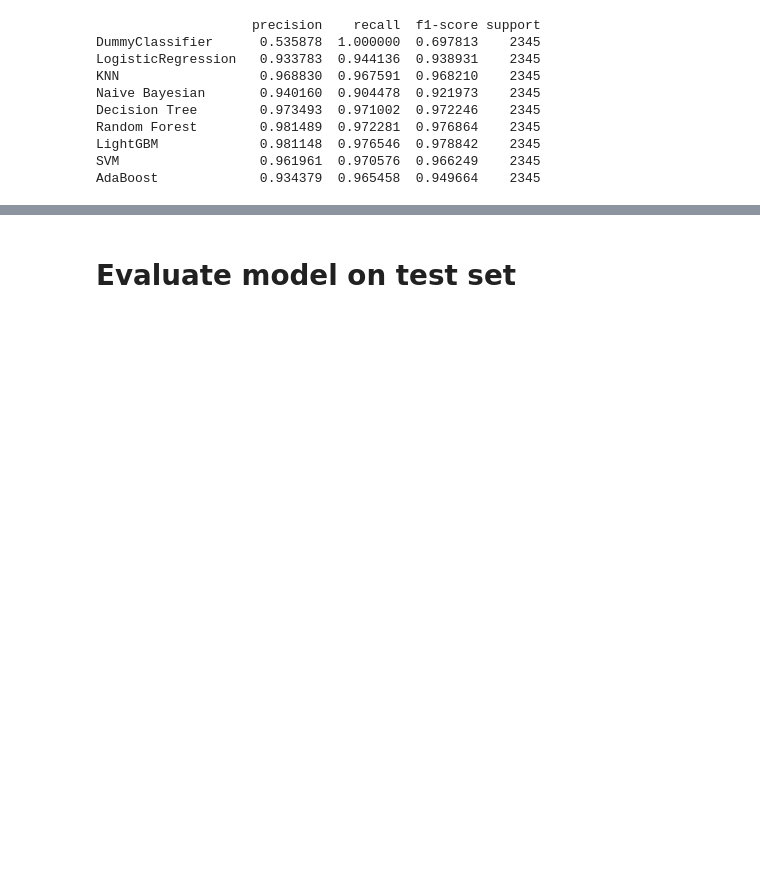
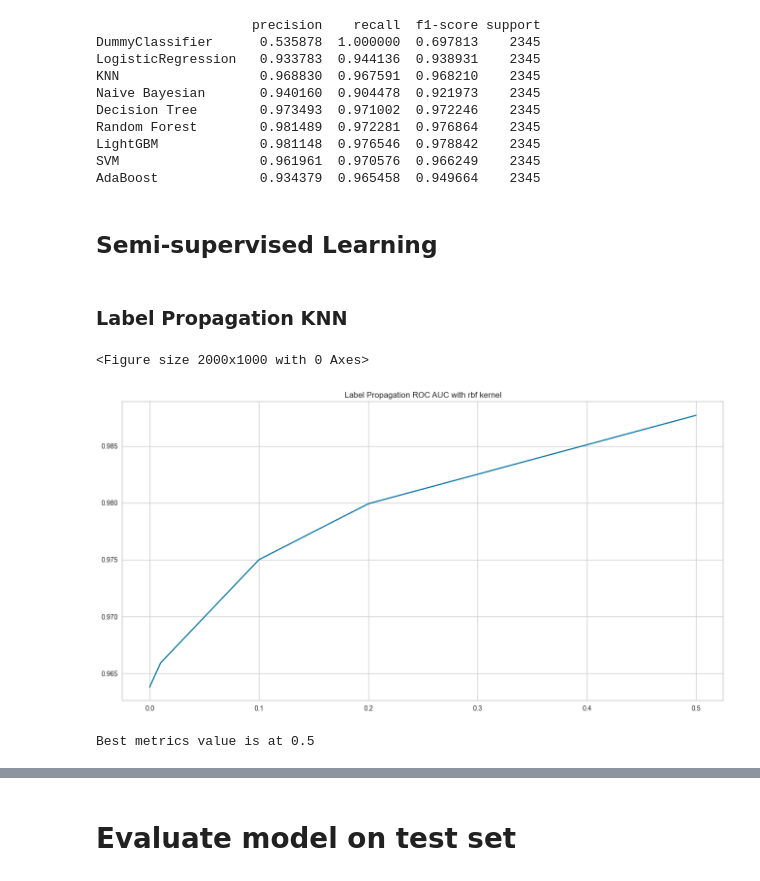
Before and after one commit to shanshanlao/Airline-Passenger-Satisfaction-Prediction, a Jupyter notebook: Code/Airline_data_modeling.ipynb, the cells around one changed output, grey strips where cells are left out. Drawn from its saved outputs; the diff is of its cells as text; code cells hidden in the pictures; blank space fills up the shorter version.

Commit message:
Added Semi-Supervised Learning Methods
Co-Authored-By: RileyXiaoyu <115016937+RileyXiaoyu@users.noreply.github.com>

```diff
--- a/Code/Airline_data_modeling.ipynb
+++ b/Code/Airline_data_modeling.ipynb
@@ -1013,3 +1014,40 @@ SVM                  0.961961  0.970576  0.966249    2345
 AdaBoost             0.934379  0.965458  0.949664    2345
 # %%
 model_comparison.to_csv('model_comparison.csv')
+# %% [markdown]
+## Semi-supervised Learning
+# %% [markdown]
+### Label Propagation KNN
+# %%
+X_1, X_2, X_3  = np.split(X, [int(.1*len(X)), int(.5*len(X))])
+y_1, y_2, y_3  = np.split(y, [int(.1*len(y)), int(.5*len(y))])
+y_1_2 = np.concatenate((y_1, y_2.apply(lambda x: -1)))
+X_1_2 = np.concatenate((X_1, X_2))
+# %%
+def label_prop_test(kernel, params_list, X_train, X_test, y_train, y_test):
+    plt.figure(figsize=(20,10))
+    n, g = 0, 0
+    roc_scores = []
+    if kernel == 'rbf':
+        for g in params_list:
+            lp = LabelPropagation(kernel=kernel, n_neighbors=n, gamma=g, max_iter=100000, tol=0.0001)
+            lp.fit(X_train, y_train)
+            roc_scores.append(roc_auc_score(y_test, lp.predict_proba(X_test)[:,1]))
+    if kernel == 'knn':
+        for n in params_list:
+            lp = LabelPropagation(kernel=kernel, n_neighbors=n, gamma=g, max_iter=100000, tol=0.0001)
+            lp.fit(X_train, y_train)
+            roc_scores.append(roc_auc_score(y_test, lp.predict_proba(X_test)[:,1]))
+    plt.figure(figsize=(16,8));
+    plt.plot(params_list, roc_scores)
+    plt.title('Label Propagation ROC AUC with ' + kernel + ' kernel')
+    plt.show()
+    print('Best metrics value is at {}'.format(params_list[np.argmax(roc_scores)]))
+# %%
+from sklearn.semi_supervised import LabelPropagation, LabelSpreading
+gammas = [1e-6, 1e-5, 1e-4, 1e-3, 1e-2, 1e-1, 2e-1,5e-1]
+label_prop_test('rbf', gammas, X_1_2, X_3, y_1_2, y_3)
+# %% [output]
+<Figure size 2000x1000 with 0 Axes>
+[figure, added]
+Best metrics value is at 0.5
```
Also changed, not shown: parts of 7 cells of this notebook.
